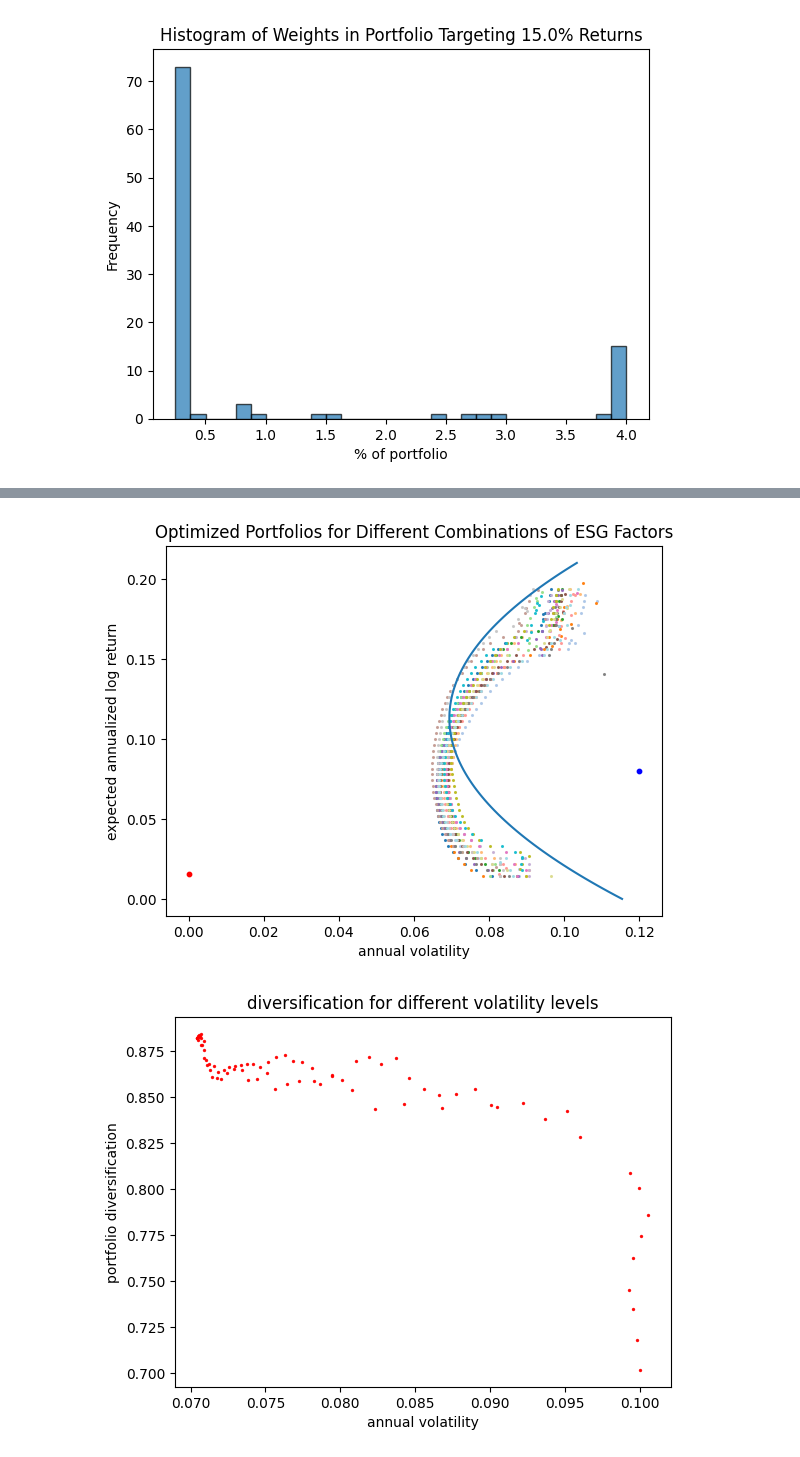
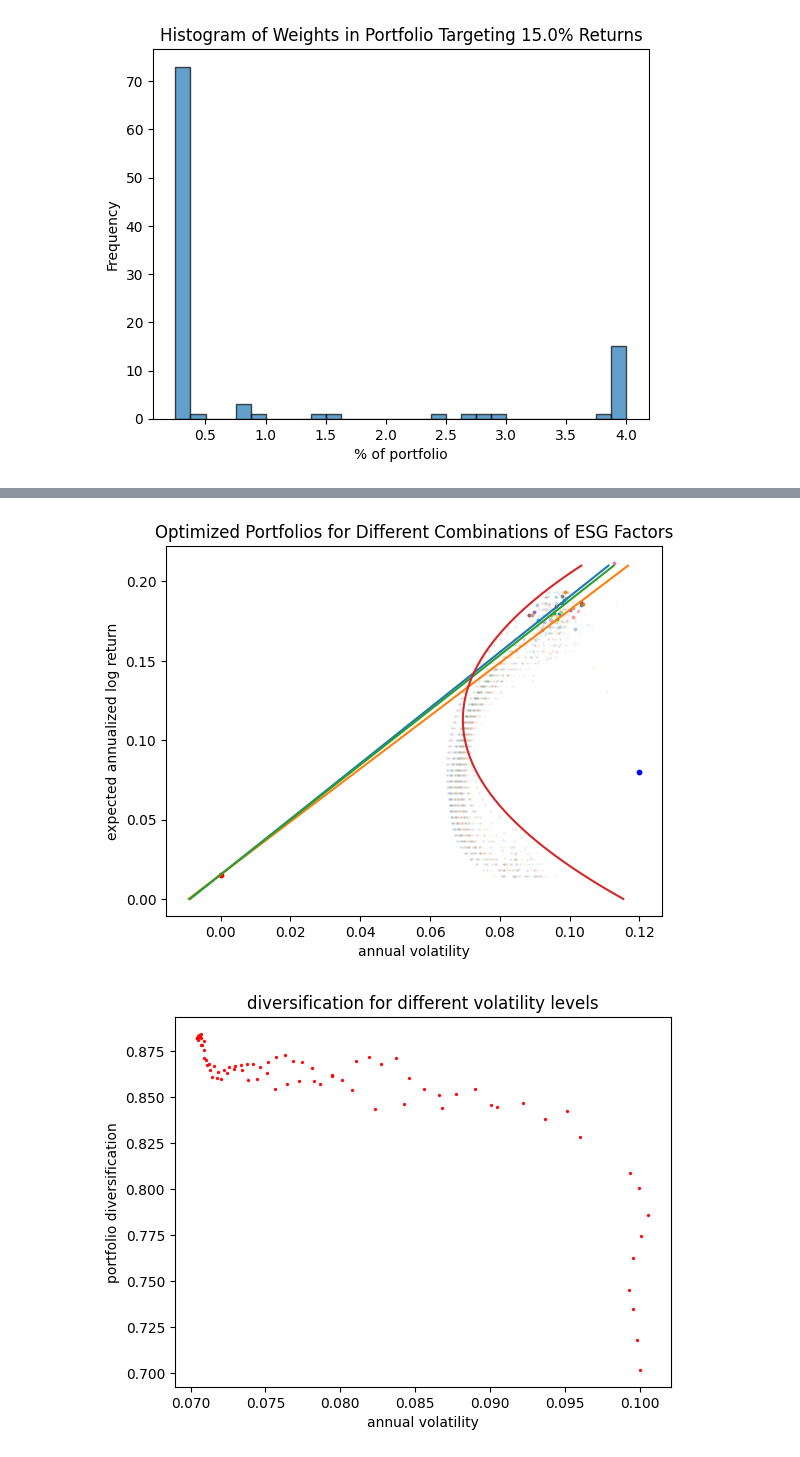
Before and after one commit to Green-Future-Wealth-Management-MQP-2024/GFWM, a Jupyter notebook: gfwm-app/data_science/quant/markowitz_plots.ipynb, the cells around one changed output, grey strips where cells are left out. Cells and saved outputs as stored; diff of their text form; code cells hidden in the pictures.

Commit message:
added sp500 and spesg benchmarks

```diff
--- a/gfwm-app/data_science/quant/markowitz_plots.ipynb
+++ b/gfwm-app/data_science/quant/markowitz_plots.ipynb
@@ -65,7 +80,7 @@ montecarlo_portfolios = markowitz_optimization.montecarlo_random_portfolios(mean
                                                                             [0.0, 5.0/n],
                                                                             iterations=1e5)
 
-sp_optimal_portfolios, best_fit = markowitz_optimization.calculate_optimal_portfolios(mean_returns,
+sp_optimal_portfolios, sp_best_fit = markowitz_optimization.calculate_optimal_portfolios(mean_returns,
                                                                                    cov,
                                                                                    target_returns,
                                                                                    annual_risk_free_rate,
@@ -139,16 +161,19 @@ plt.scatter(sp_optimal_portfolios['annual_volatility'],
             sp_optimal_portfolios['annual_return'], s=2, c='orange', alpha=0.9)
 
 plt.scatter(0, annual_risk_free_rate, s= 1, color='red')
-plt.scatter(vol_t, ret_t, s= 1, color='green')
+
+x = np.linspace(start=annual_risk_free_rate, stop = 0.25, num = 100)
+
+plt.plot([sp_best_fit(xi) for xi in x], x)
+(sp_tangent_return, sp_tangent_volatility) = tangent_portfolio(sp_optimal_portfolios['annual_return'],
+                                                                  sp_optimal_portfolios['annual_volatility'])
+
+plt.scatter(sp_tangent_volatility, sp_tangent_return, s= 1, color='green')
 
 plt.ylabel('expected annualized log return')
 plt.xlabel('annual volatility')
 
-x = np.linspace(start=0.0, stop = 0.21, num = 100)
-
-plt.plot([best_fit(xi) for xi in x], x)
-
-plt.plot([tangent_line(xi) for xi in x], x)
+plt.plot([tangent_line(xi, sp_tangent_return, sp_tangent_volatility) for xi in x], x)
 
 plt.title(f"Portfolios of {n} SP500 stocks")
 plt.show()
@@ -201,25 +226,48 @@ for combination, tickers in stock_filter.filter_stocks_mass(user_preferences_dic
 # %%
 fig2 = plt.figure()
 
 for idx, (combination, points) in enumerate(markowitz_results):
-    if(idx % 2 == 0):
-        plt.scatter(points[0], points[1], s=1.5, color=colors[idx], alpha=0.9, label=combination)
+
+    #volatilities stored in points[0], returns stored in points[1]
+    (tangent_return, tangent_volatility) = tangent_portfolio(points[1], points[0])
+
+    plt.scatter(tangent_volatility, tangent_return, s=3, color=colors[idx], alpha=1, label=combination)
+    plt.scatter(points[0], points[1], s=1, color = colors[idx], alpha = 0.1)
+
+    if(idx % 14 ==0):
+        plt.plot([tangent_line(xi, tangent_return, tangent_volatility) for xi in x], x)
+
 
 x = np.linspace(start=0.0, stop = 0.21, num = 100)
 
-plt.plot([best_fit(xi) for xi in x], x)
+plt.plot([sp_best_fit(xi) for xi in x], x)
 
 plt.scatter(0, annual_risk_free_rate, s=10, color='red')
-plt.scatter(0.12, 0.08, s=10, color='blue')
+plt.scatter(SP500_annual_volatility, SP500_annual_return, s=10, color='blue')
+plt.scatter(SPESG_annual_volatility, SPESG_annual_return, s=10, color='green')
 
 plt.xlabel('annual volatility')
 plt.ylabel('expected annualized log return')
 
 plt.title(f"Optimized Portfolios for Different Combinations of ESG Factors")
 #plt.legend()
 plt.show()
+
+#sp esg dot: SPESG
+
+#two phases: stability of different esg fctors
+
+#next phase: tell story for just one combination of factors (ex pink dot)
+
+#point out distance tangency points
+# to efficient frontier
+
+#compare bar graphs of sp500 weights vs esg weights
+#show top 10 tickers by esg weight vs which are top 10 in voo
+
+#show ideal portfolio using only e factors vs only s factors vs only g
 # %% [output]
-[figure, old version]
+[figure, new version]
 # %%
 # given that optimal_portfolios is already sorted by return, find the row closest to ret_t
 ideal_portfolio = optimal_portfolios.loc[(optimal_portfolios['annual_return'] - ret_t).abs().idxmin()][['annual_return', 'annual_volatility', 'weights']]
```
Also changed, not shown: parts of 5 cells of this notebook, 2 other files.
